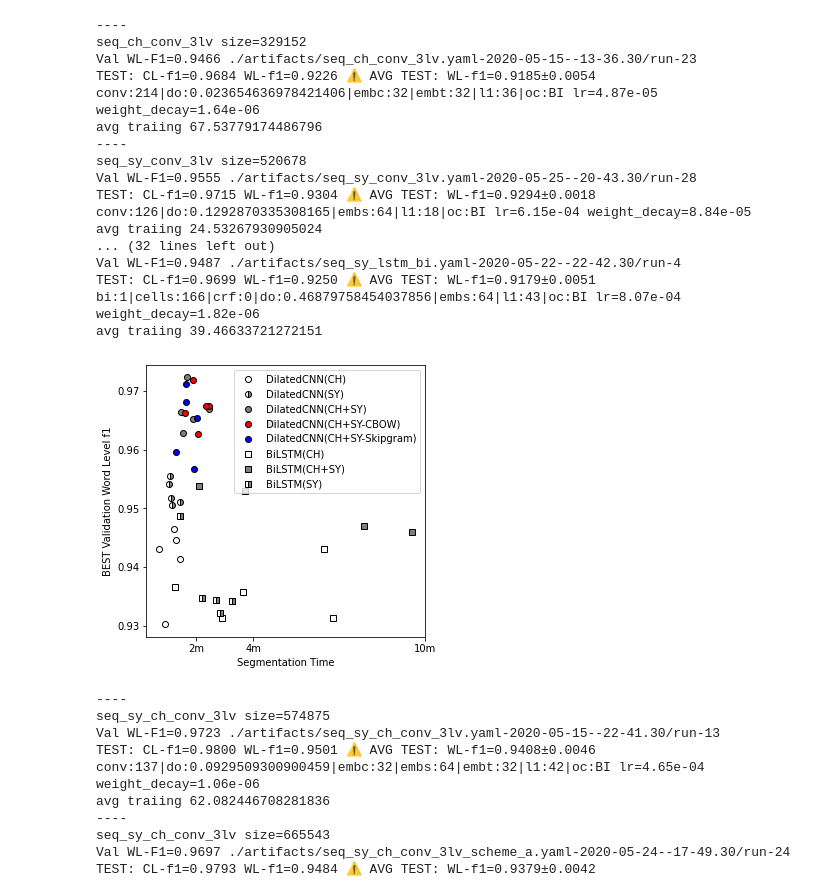
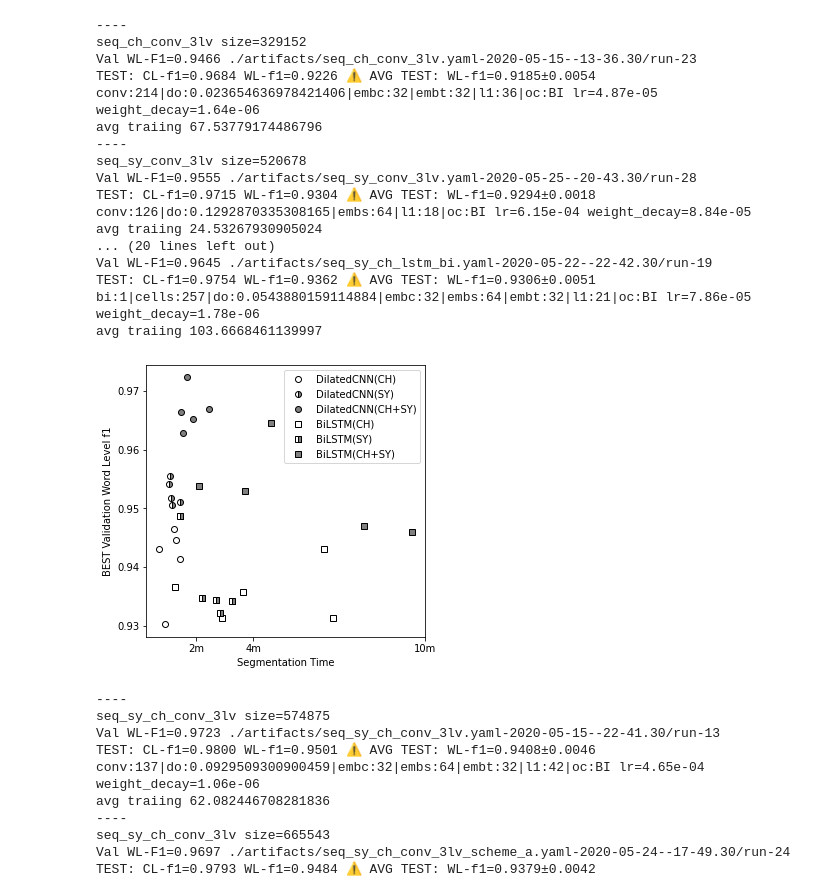
Before and after one commit to p16i/Syllable-based-Neural-Thai-Word-Segmentation, a Jupyter notebook: notebooks/viz-plot-hyperopt-results.ipynb, the cells around one changed output. Cells and saved outputs as stored; diff of their text form; code cells hidden in the pictures.

```diff
--- a/notebooks/viz-plot-hyperopt-results.ipynb
+++ b/notebooks/viz-plot-hyperopt-results.ipynb
@@ -8,6 +8,8 @@ data = {
     "DilatedCNN(CH)": "../stats/seq_ch_conv_3lv.yaml-2020-05-15--13-36.30.csv",
     "DilatedCNN(SY)": "../stats/seq_sy_conv_3lv.yaml-2020-05-25--20-43.30.csv",
     "DilatedCNN(SY)-SchemeA": "../stats/seq_sy_conv_3lv_scheme_a.yaml-2020-05-27--17-16.30.csv",
+    "DilatedCNN-CRF(SY)-SchemeA": "../stats/seq_sy_conv_3lv_crf_scheme_a.yaml-2020-05-27--23-33.10.csv",
+    "DilatedCNN-CRF(SY)-SchemeB": "../stats/seq_sy_conv_3lv_crf_scheme_b.yaml-2020-05-27--23-33.10.csv",
     "DilatedCNN(SY)-SchemeB": "../stats/seq_sy_conv_3lv_scheme_b.yaml-2020-05-27--17-16.30.csv",
     "DilatedCNN(CH+SY)": "../stats/seq_sy_ch_conv_3lv.yaml-2020-05-15--22-41.30.csv",
     "DilatedCNN-CRF(CH+SY)": "../stats/seq_sy_ch_conv_3lv_crf.yaml-2020-05-26--23-01.10.csv",
@@ -23,6 +25,7 @@ data = {
     "BiLSTM-CRF(CH+SY)": "../stats/seq_sy_ch_lstm_bi_crf.yaml-2020-05-23--13-12.10.csv",
     "BiLSTM(SY)": "../stats/seq_sy_lstm_bi.yaml-2020-05-22--22-42.30.csv",
     "BiLSTM(SY)-SchemeA": "../stats/seq_sy_lstm_scheme_a.yaml-2020-05-27--17-17.30.csv",
+    "BiLSTM-CRF(SY)-SchemeA": "../stats/seq_sy_lstm_crf_scheme_a.yaml-2020-05-27--23-34.10.csv",
     "BiLSTM(SY)-SchemeB": "../stats/seq_sy_lstm_scheme_b.yaml-2020-05-27--17-17.30.csv",
 }
 # %%
@@ -79,52 +82,40 @@ def plot_hyperopt(families, n=10):
             fillstyle="right" if "(SY)" in k else "full",
             markerfacecoloralt="white"
         )
 
     plt.ylabel("BEST Validation Word Level f1")
     plt.xlabel("Segmentation Time")
     plt.xticks([2, 4, 10], ["2m", "4m", "10m"])
 
-#     pythai_wlf1 = 0.70
-#     plt.text(6.6, pythai_wlf1 + 0.005, "PyThaiNLP's newmm (dummy)", style='italic')
-#     plt.axhline(pythai_wlf1, ls="--", color="gray", lw=1, zorder=0)
-
-
-#     deepcut_wlf1 = 0.96
-#     plt.text(8.6, deepcut_wlf1 + 0.005, "DeepCut (dummy)", style='italic')
-#     plt.axhline(deepcut_wlf1, ls="--", color="gray", lw=1, zorder=0)
-#     plt.legend(loc='center left', bbox_to_anchor=(1, 0.5))
     plt.legend()
 
 plot_hyperopt([
     "DilatedCNN(CH)",
     "DilatedCNN(SY)",
     "DilatedCNN(CH+SY)",
-    "DilatedCNN(CH+SY-CBOW)",
-    "DilatedCNN(CH+SY-Skipgram)",
     "BiLSTM(CH)",
+    "BiLSTM(SY)",
     "BiLSTM(CH+SY)",
-
-    "BiLSTM(SY)"
 ], n=5)
 # %% [output]
 ----
 seq_ch_conv_3lv size=329152
 Val WL-F1=0.9466 ./artifacts/seq_ch_conv_3lv.yaml-2020-05-15--13-36.30/run-23
 TEST: CL-f1=0.9684 WL-f1=0.9226 ⚠️ AVG TEST: WL-f1=0.9185±0.0054
 conv:214|do:0.023654636978421406|embc:32|embt:32|l1:36|oc:BI lr=4.87e-05 weight_decay=1.64e-06
 avg traiing 67.53779174486796
 ----
 seq_sy_conv_3lv size=520678
 Val WL-F1=0.9555 ./artifacts/seq_sy_conv_3lv.yaml-2020-05-25--20-43.30/run-28
 TEST: CL-f1=0.9715 WL-f1=0.9304 ⚠️ AVG TEST: WL-f1=0.9294±0.0018
 conv:126|do:0.1292870335308165|embs:64|l1:18|oc:BI lr=6.15e-04 weight_decay=8.84e-05
 avg traiing 24.53267930905024
-... (32 lines left out)
-Val WL-F1=0.9487 ./artifacts/seq_sy_lstm_bi.yaml-2020-05-22--22-42.30/run-4
-TEST: CL-f1=0.9699 WL-f1=0.9250 ⚠️ AVG TEST: WL-f1=0.9179±0.0051
-bi:1|cells:166|crf:0|do:0.46879758454037856|embs:64|l1:43|oc:BI lr=8.07e-04 weight_decay=1.82e-06
-avg traiing 39.46633721272151
+... (20 lines left out)
+Val WL-F1=0.9645 ./artifacts/seq_sy_ch_lstm_bi.yaml-2020-05-22--22-42.30/run-19
+TEST: CL-f1=0.9754 WL-f1=0.9362 ⚠️ AVG TEST: WL-f1=0.9306±0.0051
+bi:1|cells:257|do:0.0543880159114884|embc:32|embs:64|embt:32|l1:21|oc:BI lr=7.86e-05 weight_decay=1.78e-06
+avg traiing 103.6668461139997
-[figure, old version]
+[figure, new version]
 # %%
 plot_hyperopt([
     "DilatedCNN(CH+SY)",
```
Also changed, not shown: parts of 8 cells of this notebook, 2 other files.
